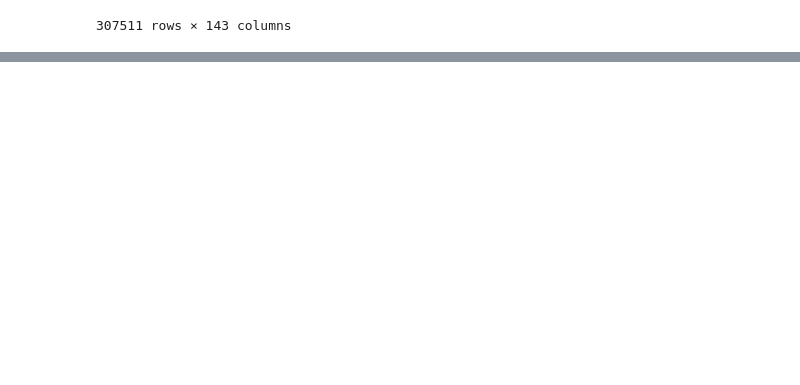
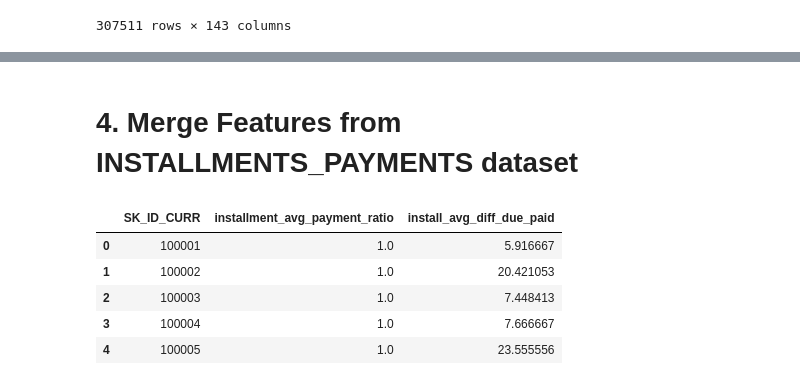
Before and after one commit to annahanslc/home-credit-default-risk-project, a Jupyter notebook: Project drafts/Merge_features.ipynb, the cells around one changed output, grey strips where cells are left out. Cells and saved outputs as stored; diff of their text form; code cells hidden in the pictures; blank space fills up the shorter version.

```diff
--- a/Project drafts/Merge_features.ipynb
+++ b/Project drafts/Merge_features.ipynb
@@ -113,0 +150,17 @@ merged_train
+# %% [markdown]
+# 4. Merge Features from INSTALLMENTS_PAYMENTS dataset
+# %%
+# import the data
+
+engineered_install = pd.read_csv('../data/engineered_installments.csv')
+
+# check the data
+
+engineered_install.head()
+# %% [output]
+|  | SK_ID_CURR | installment_avg_payment_ratio | install_avg_diff_due_paid |
+| 0 | 100001 | 1.0 | 5.916667 |
+| 1 | 100002 | 1.0 | 20.421053 |
+| 2 | 100003 | 1.0 | 7.448413 |
+| 3 | 100004 | 1.0 | 7.666667 |
+| 4 | 100005 | 1.0 | 23.555556 |
```
Also changed, not shown: parts of 10 cells of this notebook, 2 other files.
